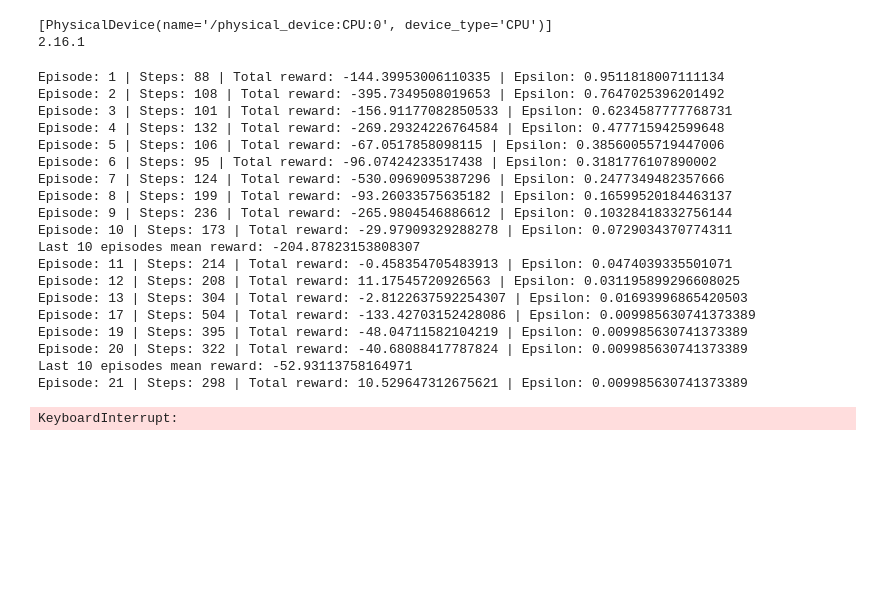
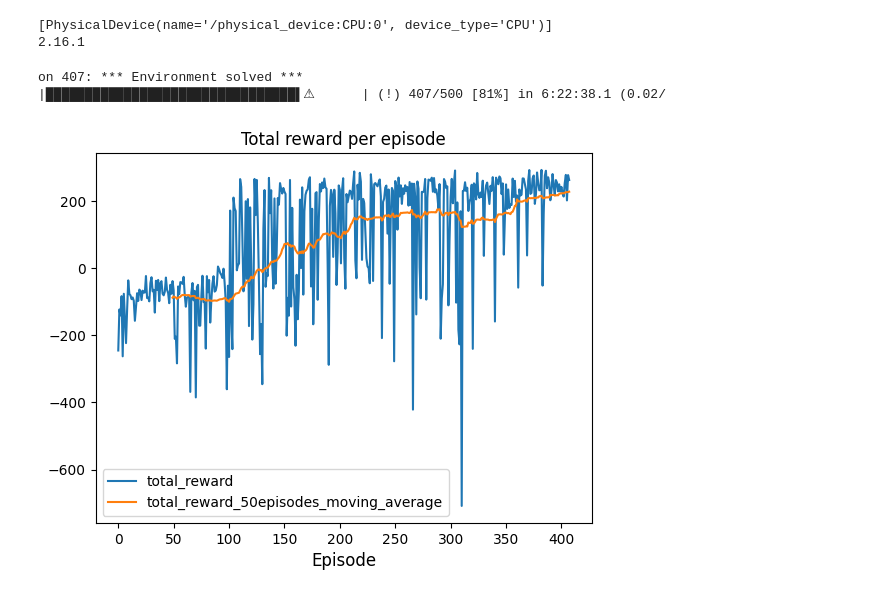
Before and after one commit to shahrad-hekmati/Rocket-Trajectory-Optimization-with-AI, a Jupyter notebook: Rocket_Trajectory_Optimization.ipynb, the cells around one changed output. Cells and saved outputs as stored; diff of their text form; code cells hidden in the pictures; blank space fills up the shorter version.

Commit message:
fixed the error and trained model and saved as model file

```diff
--- a/Rocket_Trajectory_Optimization.ipynb
+++ b/Rocket_Trajectory_Optimization.ipynb
@@ -68,8 +70,8 @@ class DQLAgent:
 
     def _build_model(self):
         model = Sequential()
-        model.add(Dense(64, input_dim=self.osn, activation='relu'))
-        model.add(Dense(64, activation='relu'))
+        model.add(Dense(512, input_dim=self.osn, activation='relu'))
+        model.add(Dense(256, activation='relu'))
         model.add(Dense(env.action_space.n, activation='linear'))
         model.compile(loss='mse', optimizer=self.opt)
         return model
@@ -105,8 +107,7 @@ class DQLAgent:
             self.epsilon *= self.epsilon_decay
 
     def learn(self, episodes):
-        pbar = tqdm(total=episodes)
-        for e in range(1, episodes + 1):
+        for e, _ in enumerate(alive_it(range(episodes),bar = 'smooth', spinner = 'vertical' ,force_tty=True)):
             state = env.reset()[0]  # Extract the first element of the tuple
             state = np.reshape(state, [1, self.osn])
             t_reward = 0
@@ -125,46 +126,24 @@ class DQLAgent:
 
             self.tot_reward.append(t_reward)
 
-            if e % 10 == 0:
-                pbar.set_description(f'Episode: {e} | Steps: {step} | Total reward: {t_reward} | Epsilon: {self.epsilon}')
-
             if np.mean(self.tot_reward[-100:]) >= 200:
                 print('*** Environment solved ***')
                 break
 
-        pbar.close()
-
     def save_model(self, name):
         self.model.save(name)
 # %%
 agent = DQLAgent(env)
-episodes = 400
+episodes = 500
 agent.learn(episodes)
-agent.save_model('LunarLanderDQL.h5')
+agent.save_model('LunarLanderDQL.keras')
 
 df = pd.DataFrame(np.array(agent.tot_reward), columns=['total_reward'])
 df['total_reward_50episodes_moving_average'] = df['total_reward'].rolling(window=50).mean()
 df.plot(title='Total reward per episode')
 plt.xlabel('Episode', fontsize=12)
 plt.show()
 # %% [output]
-Episode: 1 | Steps: 88 | Total reward: -144.39953006110335 | Epsilon: 0.9511818007111134
-Episode: 2 | Steps: 108 | Total reward: -395.7349508019653 | Epsilon: 0.7647025396201492
-Episode: 3 | Steps: 101 | Total reward: -156.91177082850533 | Epsilon: 0.6234587777768731
-Episode: 4 | Steps: 132 | Total reward: -269.29324226764584 | Epsilon: 0.477715942599648
-Episode: 5 | Steps: 106 | Total reward: -67.0517858098115 | Epsilon: 0.38560055719447006
-Episode: 6 | Steps: 95 | Total reward: -96.07424233517438 | Epsilon: 0.3181776107890002
-Episode: 7 | Steps: 124 | Total reward: -530.0969095387296 | Epsilon: 0.2477349482357666
-Episode: 8 | Steps: 199 | Total reward: -93.26033575635182 | Epsilon: 0.16599520184463137
-Episode: 9 | Steps: 236 | Total reward: -265.9804546886612 | Epsilon: 0.10328418332756144
-Episode: 10 | Steps: 173 | Total reward: -29.97909329288278 | Epsilon: 0.0729034370774311
-Last 10 episodes mean reward: -204.87823153808307
-Episode: 11 | Steps: 214 | Total reward: -0.458354705483913 | Epsilon: 0.0474039335501071
-Episode: 12 | Steps: 208 | Total reward: 11.17545720926563 | Epsilon: 0.031195899296608025
-Episode: 13 | Steps: 304 | Total reward: -2.8122637592254307 | Epsilon: 0.01693996865420503
-Episode: 17 | Steps: 504 | Total reward: -133.42703152428086 | Epsilon: 0.009985630741373389
-Episode: 19 | Steps: 395 | Total reward: -48.04711582104219 | Epsilon: 0.009985630741373389
-Episode: 20 | Steps: 322 | Total reward: -40.68088417787824 | Epsilon: 0.009985630741373389
-Last 10 episodes mean reward: -52.93113758164971
-Episode: 21 | Steps: 298 | Total reward: 10.529647312675621 | Epsilon: 0.009985630741373389
+on 407: *** Environment solved ***
+|████████████████████████████████▌⚠︎      | (!) 407/500 [81%] in 6:22:38.1 (0.02/
-KeyboardInterrupt:
+[figure, added]
```
Also changed, not shown: parts of 2 cells of this notebook, 2 other files.
